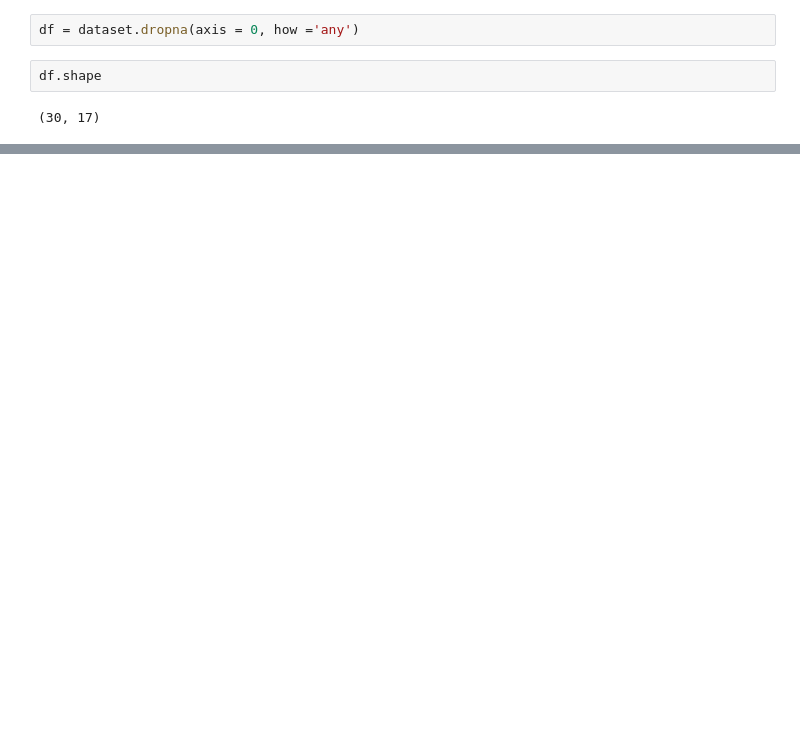
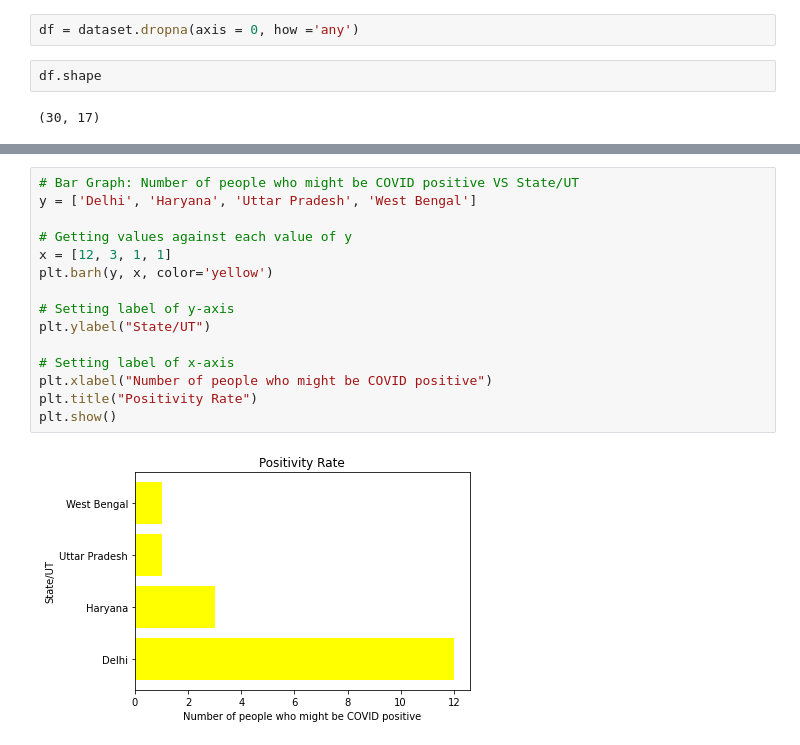
Before and after one commit to sanssonu/Research-project, a Jupyter notebook: old dataset/old_dataset_1.ipynb, the cells around one changed output, grey strips where cells are left out. Saved outputs shown, nothing was run; the diff lists cells and outputs as text; blank space fills up the shorter version.

```diff
--- a/old dataset/old_dataset_1.ipynb
+++ b/old dataset/old_dataset_1.ipynb
@@ -342,0 +189,17 @@ ValueError: ignored
+# %%
+# Bar Graph: Number of people who might be COVID positive VS State/UT
+y = ['Delhi', 'Haryana', 'Uttar Pradesh', 'West Bengal']
+
+# Getting values against each value of y
+x = [12, 3, 1, 1]
+plt.barh(y, x, color='yellow')
+
+# Setting label of y-axis
+plt.ylabel("State/UT")
+
+# Setting label of x-axis
+plt.xlabel("Number of people who might be COVID positive")
+plt.title("Positivity Rate")
+plt.show()
+# %% [output]
+[figure, added]
```
Also changed, not shown: parts of 32 cells of this notebook.
